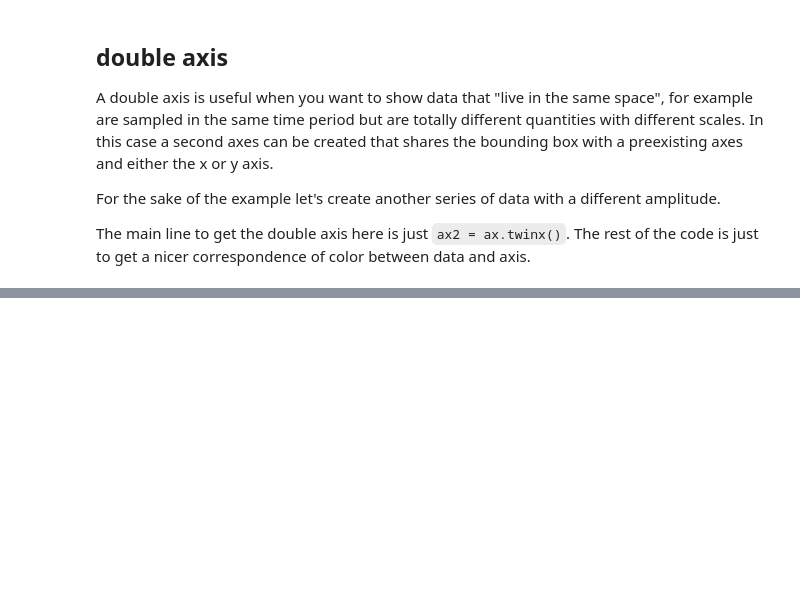
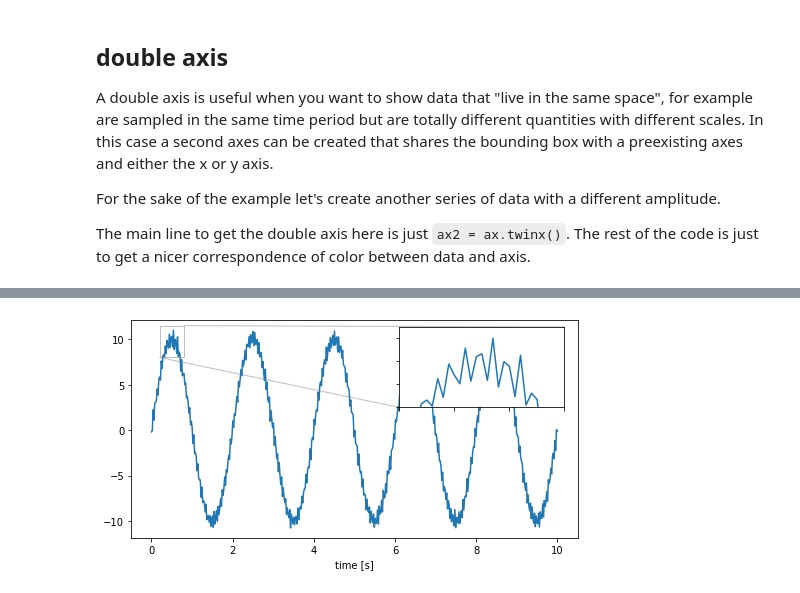
Before and after one commit to arnaumanasanch/neuropy_crashcourse, a Jupyter notebook: visualization.ipynb, the cells around one changed output, grey strips where cells are left out. Cells and saved outputs as stored; diff of their text form; code cells hidden in the pictures; blank space fills up the shorter version.

```diff
--- a/visualization.ipynb
+++ b/visualization.ipynb
@@ -204,0 +213,22 @@ ax2.spines['right'].set_color(ax2_col)
+# %%
+time, signal0 = cn.make_syn_data(n=500, model='sine', f=.5, a=10, b=0.2)
+_, signal1 = cn.make_syn_data(n=500, model='sine', f=30, a=.8, b=0)
+ts_comp = signal0 + signal1
+
+fig, ax = plt.subplots(figsize=[8, 4])
+ax.plot(time, ts_comp)
+ax.set_xlabel('time [s]')
+
+# inset axes....
+axins = ax.inset_axes([0.6, 0.6, 0.37, 0.37])
+axins.plot(time, ts_comp)
+# sub region of the original image
+x1, x2, y1, y2 = .2, .8, 8, 11.5
+axins.set_xlim(x1, x2)
+axins.set_ylim(y1, y2)
+axins.set_xticklabels('')
+axins.set_yticklabels('')
+
+ax.indicate_inset_zoom(axins);
+# %% [output]
+[figure, added]
```
Also changed, not shown: parts of 27 cells of this notebook.
